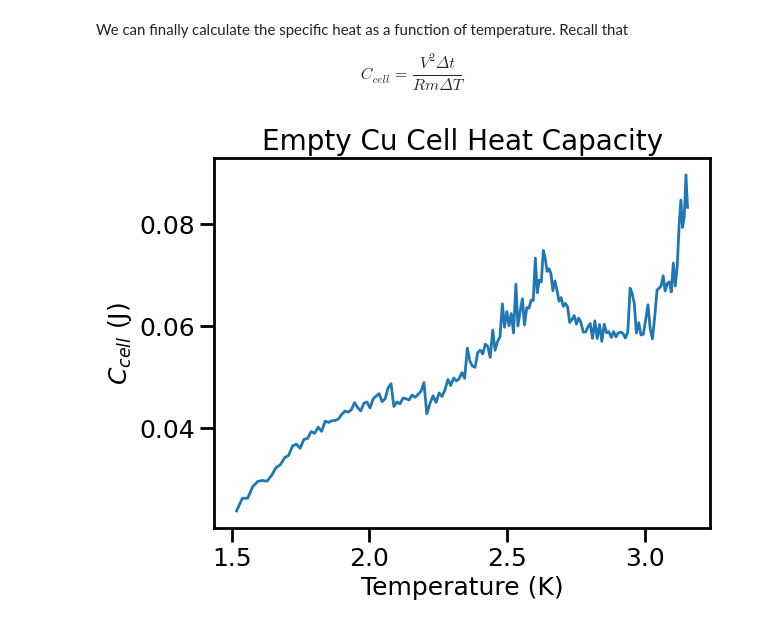
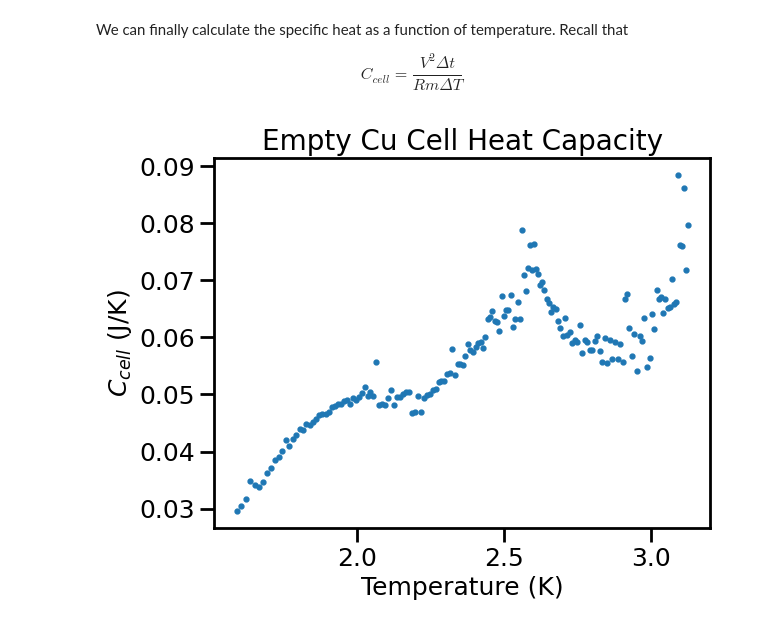
Before and after one commit to jorgegponce/superfluidhelium, a Jupyter notebook: Code/heatCapacity.ipynb, the cells around one changed output. Cells and saved outputs as stored; diff of their text form; code cells hidden in the pictures.

Commit message:
adds helium heat capacity analysis

```diff
--- a/Code/heatCapacity.ipynb
+++ b/Code/heatCapacity.ipynb
@@ -190,7 +190,7 @@ This seems to follow well the expected linear relationship from the paper! We co
 lnT = np.log(ge_temperatures)
 lnV  = np.log(ge_voltages)
 
-degree = 1
+degree = 2
 ge_coeffs = np.polyfit(lnV, lnT , deg=degree)
 
 # we define a function with the parameters of our model
@@ -572,18 +572,18 @@ To do this, we will use the last $20\%$ of the datapoints for each interval.
 # %%
 def get_average_voltage(data, cutoff=0.20):
 
-    length = len(data)
+    length = len(data)*cutoff
 
-    return np.average(data[-np.floor(length):])
+    return np.average(data[-int(np.floor(length)):])
 
 
-average_voltages = np.array([get_average_voltage(data) for data in intervals])
+average_voltages = np.array([get_average_voltage(data, cutoff=0.2) for data in intervals])
 # %%
 fig, axs = plt.subplots(nrows=2, ncols=2, figsize=(10, 8))
 axs = axs.flatten()
 
 
-for i, interval_index in enumerate([10, 50, 90, 110]):
+for i, interval_index in enumerate([17, 67, 98, 117]):
 
     data = intervals[interval_index]
     average_voltage = average_voltages[interval_index]
@@ -739,19 +739,19 @@ temperature_deltas = np.diff(average_temperatures)
 
 heat_capacities = []
 
-for i in range(len(average_temperatures[:-1])):
+for i in range(len(average_temperatures[1:])):
     heat_capacities.append(get_copper_heat_capacity(V = pulse_amplitude,
                                                     R = heater_resistance,
                                                     dt = pulse_duration,
                                                     dT = temperature_deltas[i]))
 # %%
-plt.plot(average_temperatures[:-1], heat_capacities)
+plt.plot(average_temperatures[1:], heat_capacities, 'o', markersize=3.5)
 
 
 plt.xlabel('Temperature (K)')
-plt.ylabel(r'$C_{cell}$ (J)')
+plt.ylabel(r'$C_{cell}$ (J/K)')
 plt.title('Empty Cu Cell Heat Capacity')
 
 plt.show()
 # %% [output]
-[figure, old version]
+[figure, new version]
```
Also changed, not shown: parts of 24 cells of this notebook, 8 other files.
